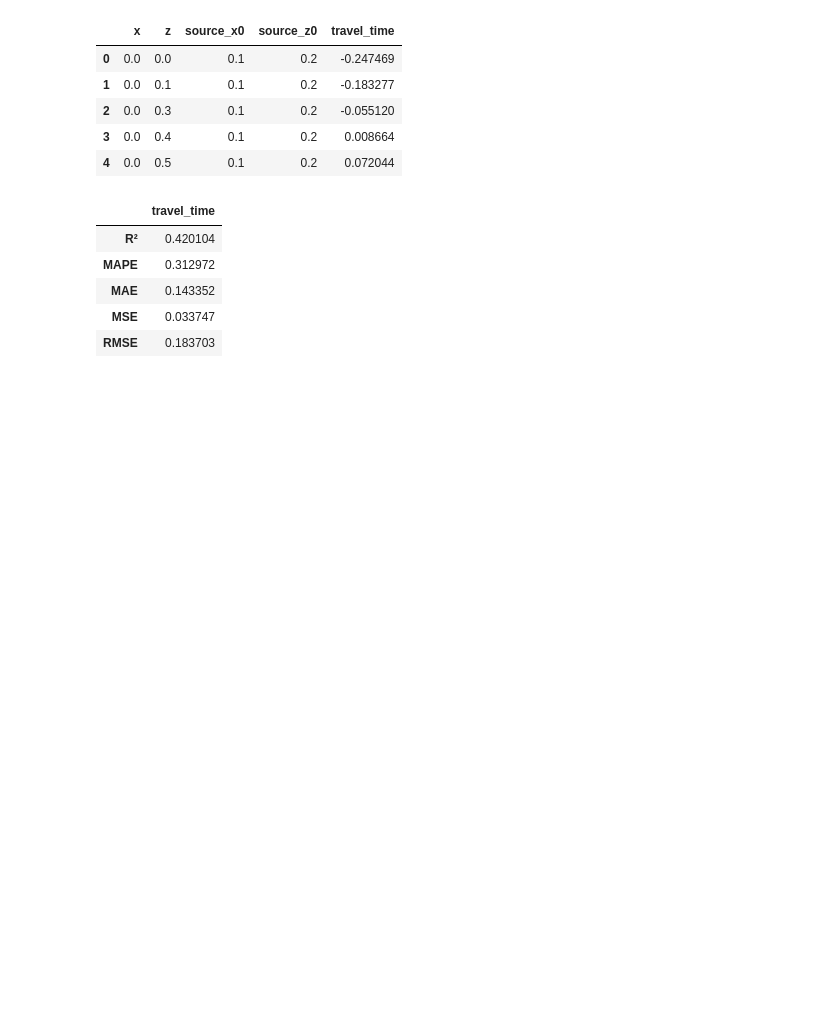
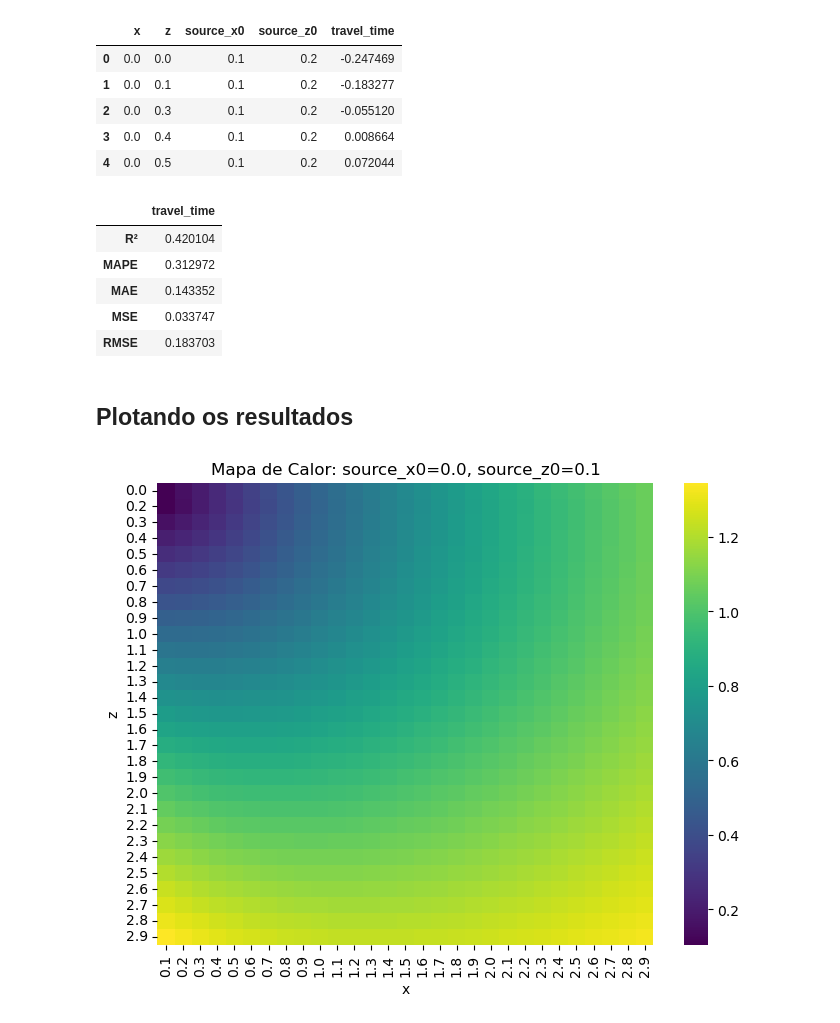
Before and after one commit to viniciuspaiva1/TCC-Eikonal, a Jupyter notebook: first_steps.ipynb, the cells around one changed output. Saved outputs shown, nothing was run; the diff lists cells and outputs as text; code cells hidden in the pictures; blank space fills up the shorter version.

```diff
--- a/first_steps.ipynb
+++ b/first_steps.ipynb
@@ -341,3 +341,40 @@ score(df_pred[target].values, df_test[target].values, ["travel_time"])
 | MAE | 0.143352 |
 | MSE | 0.033747 |
 | RMSE | 0.183703 |
+# %% [markdown]
+## Plotando os resultados
+# %%
+import seaborn as sns
+def plot_heatmap_block(df, x_col, z_col, value_col, group_cols, block_index=0):
+    """
+    Plota um mapa de calor de um bloco específico do DataFrame agrupado.
+
+    Parâmetros:
+    - df: DataFrame do Pandas contendo os dados.
+    - x_col: Nome da coluna para o eixo X.
+    - z_col: Nome da coluna para o eixo Z.
+    - value_col: Nome da coluna contendo os valores a serem plotados.
+    - group_cols: Lista de colunas usadas para agrupar os blocos.
+    - block_index: Índice do bloco a ser plotado (padrão: 0 - primeiro bloco).
+    """
+    # Agrupar os dados pelos pares especificados
+    groups = list(df.groupby(group_cols))
+
+    # Verificar se o índice está dentro do intervalo
+    if block_index >= len(groups):
+        print(f"Índice fora do intervalo. Escolha um número entre 0 e {len(groups) - 1}.")
+        return
+
+    # Obter o bloco solicitado
+    (source_x0, source_z0), group = groups[block_index]
+
+    # Plotar o mapa de calor
+    plt.figure(figsize=(8, 6))
+    pivot_table = group.pivot(index=z_col, columns=x_col, values=value_col)
+    sns.heatmap(pivot_table, cmap='viridis')
+    plt.title(f'Mapa de Calor: {group_cols[0]}={source_x0}, {group_cols[1]}={source_z0}')
+    plt.show()
+# %%
+plot_heatmap_block(df, 'x', 'z', 'travel_time', ['source_x0', 'source_z0'], 1)
+# %% [output]
+[figure, added]
```
Also changed, not shown: parts of 1 cell of this notebook.
